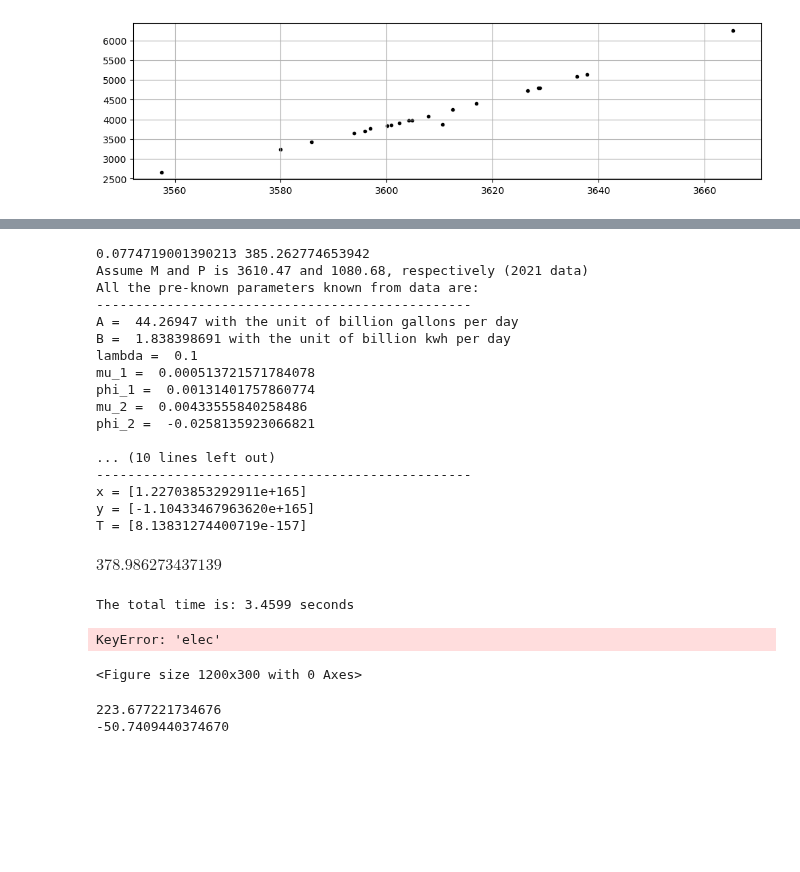
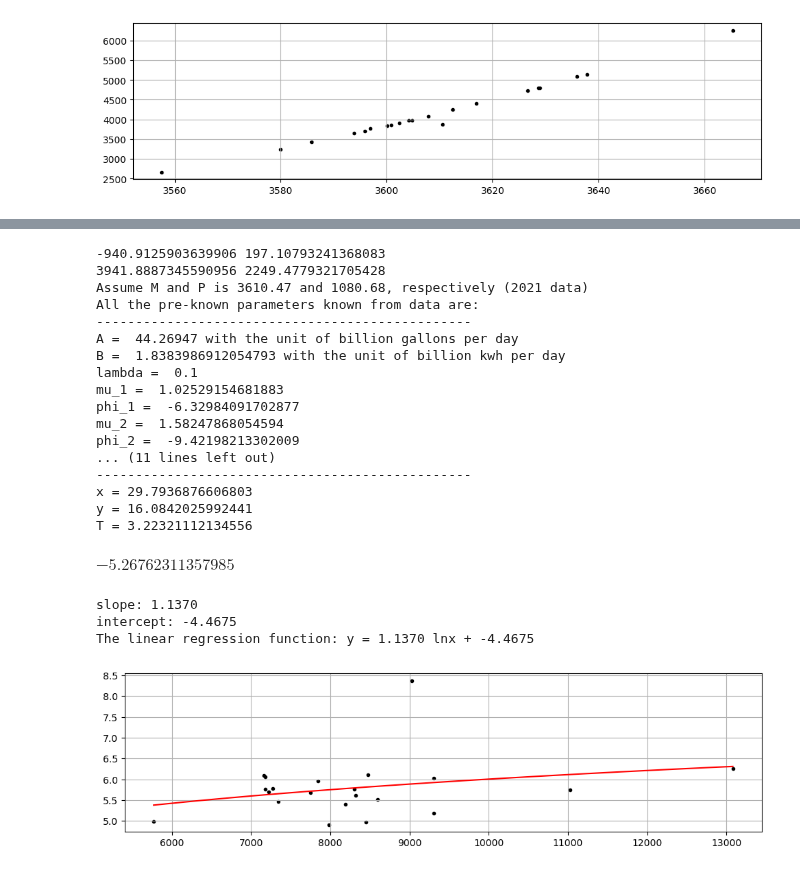
Before and after one commit to SILENT-GUO/MCM_works, a Jupyter notebook: 2022TaskB/Problem_1.ipynb, the cells around one changed output, grey strips where cells are left out. Cells and saved outputs as stored; diff of their text form; code cells hidden in the pictures; blank space fills up the shorter version.

```diff
--- a/2022TaskB/Problem_1.ipynb
+++ b/2022TaskB/Problem_1.ipynb
@@ -190,18 +193,25 @@ $$
 \end{aligned}
 $$
 # %%
-M, P = 3e7, 1e7
-loss_H = exp(-phi_H / mu_H)
-loss_G = exp(-phi_G / mu_G)
-M_v = levelG2waterG.coef_[0]*M + levelG2waterG.intercept_ - loss_H
-P_v = levelH2waterH.coef_[0]*P + levelH2waterH.intercept_ - loss_G
-ratio = (M_v ).squeeze()/(P_v ).squeeze()
-P_min = exp((B - mu_H * ln(ratio))/(mu_G + mu_H))
+# M is dam H, P is dam G
+M, P = 1074.01, 3557.57
+
+loss_H = levelH2waterH.coef_[0]*950.0 + levelH2waterH.intercept_
+loss_H = loss_H.squeeze()
+loss_G = levelG2waterG.coef_[0]*3490 + levelG2waterG.intercept_
+loss_G = loss_G.squeeze()
+print(loss_H, loss_G)
+M_v = levelH2waterH.coef_[0]*M + levelH2waterH.intercept_ - loss_H
+M_v = M_v.squeeze()
+P_v = levelG2waterG.coef_[0]*P + levelG2waterG.intercept_ - loss_G
+P_v = P_v.squeeze()
+print(M_v, P_v)
+ratio = M_v/P_v
+P_min = exp((B - mu_H * ln(ratio) - phi_H - phi_G)/(mu_G + mu_H))
 M_min = ratio * P_min
 T = (ratio+1) * P_v / (A + (ratio + 1) * P_min)
-x = M_v / T - ratio * B / (mu_H * ratio + mu_G)
-y = A + (lamb - 1) * x
-print(loss_H, loss_G)
+y = P_v / T - P_min
+x = A + (lamb - 1) * y
 print("Assume M and P is 3610.47 and 1080.68, respectively (2021 data)")
 print("All the pre-known parameters known from data are:")
 print("------------------------------------------------")
@@ -218,8 +228,8 @@ print("------------------------------------------------")
 print('M_v is : {}'.format(M_v + loss_H))
 print('P_v is : {}'.format(P_v + loss_G))
 print("Assume the ratio is M_v / P_v = M_min v / P_min v = {}".format(ratio))
-print("M_min v is : {}".format(M_min + loss_H))
-print("P_min v is : {}".format(P_min + loss_G))
+print("M_min v is : {}".format(M_min))
+print("P_min v is : {}".format(P_min))
 print()
 print("The final result is:")
 print("------------------------------------------------")
@@ -227,56 +237,46 @@ print("x = {}".format(x))
 print("y = {}".format(y))
 print("T = {}".format(T))
 # %% [output]
-0.0774719001390213 385.262774653942
+-940.9125903639906 197.10793241368083
+3941.8887345590956 2249.4779321705428
 Assume M and P is 3610.47 and 1080.68, respectively (2021 data)
 All the pre-known parameters known from data are:
 ------------------------------------------------
 A =  44.26947 with the unit of billion gallons per day
-B =  1.838398691 with the unit of billion kwh per day
+B =  1.8383986912054793 with the unit of billion kwh per day
 lambda =  0.1
-mu_1 =  0.000513721571784078
-phi_1 =  0.00131401757860774
-mu_2 =  0.00433555840258486
-phi_2 =  -0.0258135923066821
-
-... (10 lines left out)
+mu_1 =  1.02529154681883
+phi_1 =  -6.32984091702877
+mu_2 =  1.58247868054594
+phi_2 =  -9.42198213302009
+... (11 lines left out)
 ------------------------------------------------
-x = [1.22703853292911e+165]
-y = [-1.10433467963620e+165]
-T = [8.13831274400719e-157]
+x = 29.7936876606803
+y = 16.0842025992441
+T = 3.22321112134556
 # %%
-(B - mu_H * ln(ratio))/(mu_G + mu_H)
+(B - mu_H * ln(ratio) - 15)/(mu_G + mu_H)
 # %% [output]
-$\displaystyle 378.986273437139$
+$\displaystyle -5.26762311357985$
-# %%
-end_time = time.time()
-print("The total time is: %.4f seconds" %(end_time - start_time))
-# %% [output]
-The total time is: 3.4599 seconds
 # %%
 ### add on Jan 12
 fig = plt.figure(figsize =(12,3))
-plt.scatter(df['waterG']+df['waterH'],df['elec'],marker = '.',color = 'k')
+plt.scatter(waterG+waterH, elecG+elecH ,marker = '.',color = 'k')
 plt.grid(True)
 # elec = a * water + b
-data = np.array([df['waterG']+df['waterH'],df['elec']])
-print(data)
+data = np.array([waterG+waterH, elecG+elecH])
 a, b = ln_fitting(data[0], data[1])
 ### plot the fitting line
 x = np.linspace(min(data[0]), max(data[0]), 100)
 y = a * np.log(x) + b
 plt.plot(x, y, 'r')
 
 print('slope: %.4f' % a)
 print('intercept: %.4f' % b)
 print('The linear regression function: y = %.4f lnx + %.4f' %(a, b))
 ###
 # %% [output]
-KeyError: 'elec'
+slope: 1.1370
+intercept: -4.4675
+The linear regression function: y = 1.1370 lnx + -4.4675
-<Figure size 1200x300 with 0 Axes>
+[figure, added]
-# %%
-print(exp(-b/a))
-print(- a * np.log(193))
-# %% [output]
-223.677221734676
--50.7409440374670
```
Also changed, not shown: parts of 11 cells of this notebook, 3 other files.
